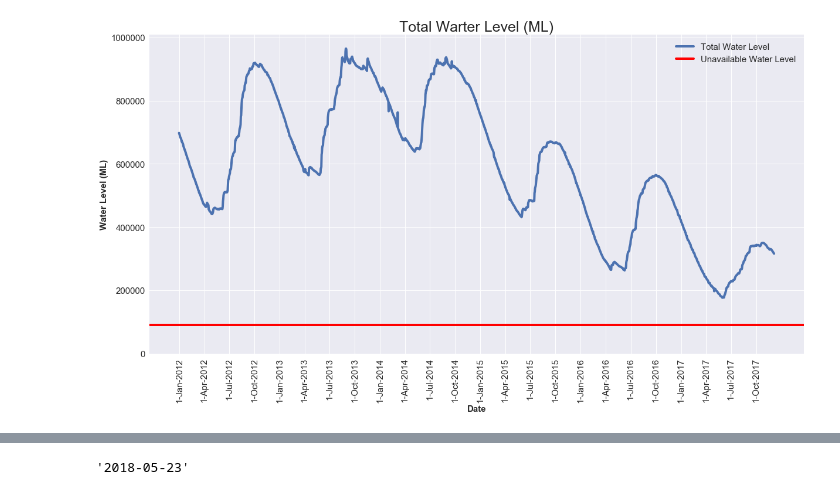
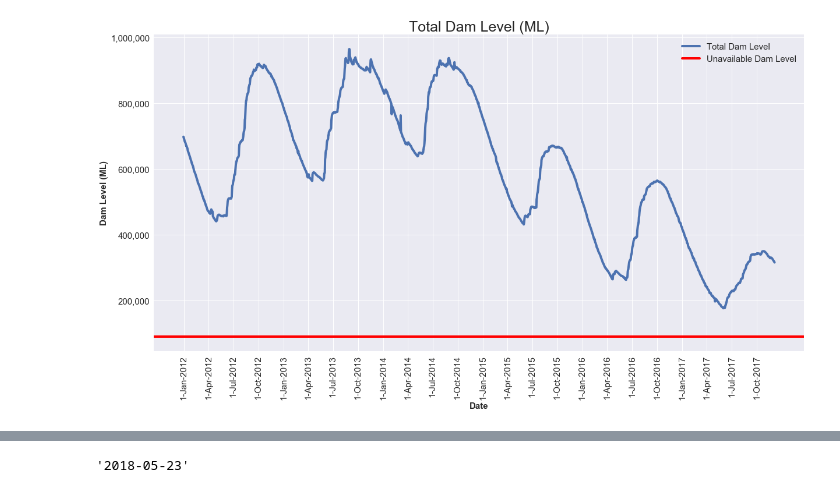
Before and after one commit to jbertscher/dam-levels, a Jupyter notebook: 1.0-dam-level-predictions.ipynb, the cells around one changed output, grey strips where cells are left out. Cells and saved outputs as stored; diff of their text form; code cells hidden in the pictures.

```diff
--- a/1.0-dam-level-predictions.ipynb
+++ b/1.0-dam-level-predictions.ipynb
@@ -13,3 +23,14 @@ from textwrap import wrap
 # Run all output interactively
 from IPython.core.interactiveshell import InteractiveShell
 InteractiveShell.ast_node_interactivity = "all"
+
+# Read dam level data
+dam_levels = pd.read_csv('data/processed/Dam-levels-clean-20120101-20171206.csv', encoding = 'latin1')
+dam_levels['date'] = pd.to_datetime(dam_levels['date'])
+# Read aggregared dam level data
+agg_storage_ml = pd.read_csv('data/processed/agg-storage-ml.csv')
+agg_storage_ml['date'] = pd.to_datetime(agg_storage_ml['date'])
+agg_storage_ml.index = agg_storage_ml['date']
+agg_storage_ml.index.name = 'date'
+
+TOTAL_DAM_CAPACITY = 902598  # Total dam capacity
@@ -16,55 +43,28 @@ InteractiveShell.ast_node_interactivity = "all"
 # %%
-dam_levels = pd.read_csv('data/processed/Dam-levels-clean-20120101-20171206.csv', encoding = 'latin1')
-dam_levels['date'] = pd.to_datetime(dam_levels['date'])
+sns.set_style("darkgrid")  # Sets style for pyplot graphs to match seaborn
 
-# Add some date-related fields that will be useful later
-dam_levels['year'] = dam_levels['date'].dt.year
-dam_levels['month'] = dam_levels['date'].dt.month
-dam_levels['monthname'] = dam_levels['date'].dt.strftime('%b')
-dam_levels['dayofmonth'] = dam_levels['date'].dt.day
-dam_levels['daymonthyear'] = dam_levels['dayofmonth'].apply(str) + '-' + dam_levels['monthname'] + '-' + dam_levels['year'].apply(str)
+fig, ax = plt.subplots(figsize=[20,10]) # [w, h]
+plt.plot(range(len(agg_storage_ml)), agg_storage_ml['storage_ml'], label = 'Total Dam Level', linewidth = 4)
+ax.axhline(y = 0.1 * TOTAL_DAM_CAPACITY,  label = 'Unavailable Dam Level',  c = 'red', linewidth = 4)
 
 # In the plot that follows, we'll want to be smart about how we label the x-axis. Too many labels will make it
 # unreadable but having too few will make it more difficult to see what date period we're looking at.
 # Generally we'll want to plot the 1st date of every month at a particular interval. We need to calculate an
 # associated index, which will tell the plotting library where to place the labels - that's what the `dayofyear`
 # and `cumsum_dayofyear` columns are doing in the dataframe below.
 first_day_of_month = dam_levels.loc[(dam_levels['dayofmonth'] == 1), ['date', 'month', 'daymonthyear']].drop_duplicates()
 first_day_of_month['lag_date'] = first_day_of_month['date'].shift(periods = 1)
 first_day_of_month['cumsum_dayofyear'] = (first_day_of_month['date'] - first_day_of_month['lag_date']).dt.days.cumsum().fillna(0) + 1
+first_day_of_quarter = first_day_of_month[first_day_of_month['month'].isin([1, 4, 7, 10])]
 
-# Create a pivot table so that we have the storage for each dam in the columns and each day is a different row
-storage_ml_pivot = dam_levels.pivot_table(index = 'date', columns = 'dam_name', values = 'storage_ml')
-# Sum the storage for all dams
-agg_storage_ml = storage_ml_pivot.apply(np.sum, axis = 1)
-agg_storage_ml = pd.DataFrame({'storage_ml': agg_storage_ml})
-agg_storage_ml['year'] = agg_storage_ml.index.year
-agg_storage_ml = agg_storage_ml.reset_index()
-agg_storage_ml.index = agg_storage_ml['date']
+plt.title('Total Dam Level (ML)', fontsize = 25);
+plt.xticks(first_day_of_quarter['cumsum_dayofyear'], first_day_of_quarter['daymonthyear'], rotation = 90, fontsize = 15);
+plt.xlabel('Date', fontsize = 15, fontweight = 'bold')
+plt.yticks(fontsize = 15)
+plt.ylabel('Dam Level (ML)', fontsize = 15, fontweight = 'bold')
+ax.get_yaxis().set_major_formatter(plt.FuncFormatter(lambda x, loc: "{:,}".format(int(x))))
+# plt.ylim(ymin = 0)
+plt.legend(fontsize = 15)
+plt.show();
+# %% [output]
+[figure, added]
-# %%
-# Sets style for pyplot graphs to match seaborn
-sns.set_style("darkgrid")
-
-fig, ax = plt.subplots(figsize=[20,10]) # [w, h]
-plt.plot(range(len(agg_storage_ml)),
-         agg_storage_ml['storage_ml'],
-         label = 'Total Water Level',
-         linewidth = 4)
-ax.axhline(y = capacity.loc['total']['unavailable_storage_ml'],
-           label = 'Unavailable Water Level',
-           c = 'red',
-           linewidth = 4)
-
-first_day_of_quarter = first_day_of_month[first_day_of_month['month'].isin([1, 4, 7, 10])]
-
-plt.xticks(first_day_of_quarter['cumsum_dayofyear'], first_day_of_quarter['daymonthyear'], rotation = 90, fontsize = 15);
-plt.xlabel('Date', fontsize = 15, fontweight = 'bold')
-
-plt.yticks(fontsize = 15)
-plt.ylabel('Water Level (ML)', fontsize = 15, fontweight = 'bold')
-plt.ylim(ymin = 0)
-
-plt.legend(fontsize = 15)
-plt.title('Total Warter Level (ML)', fontsize = 25);
-# %% [output]
-[figure, removed]
```
Also changed, not shown: parts of 10 cells of this notebook, 5 other files.
